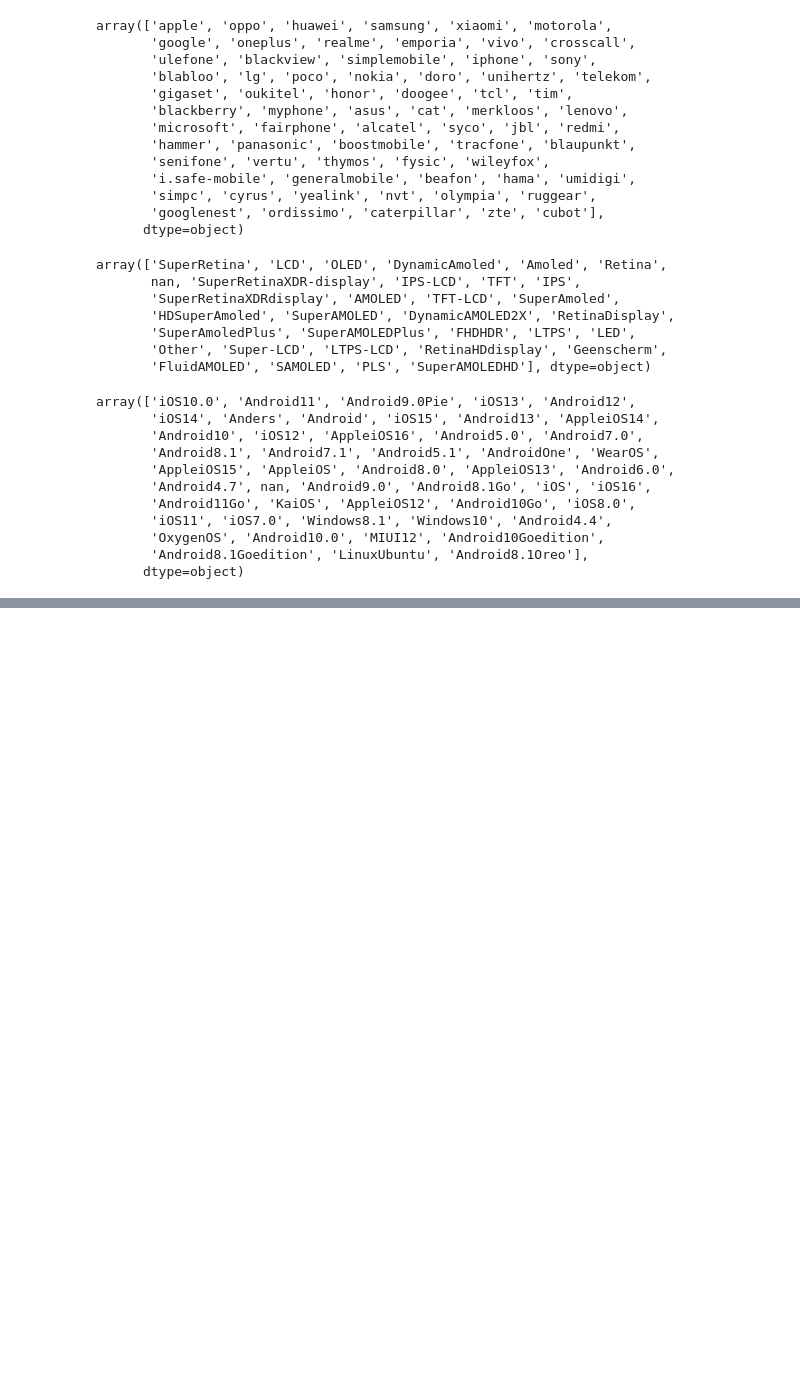
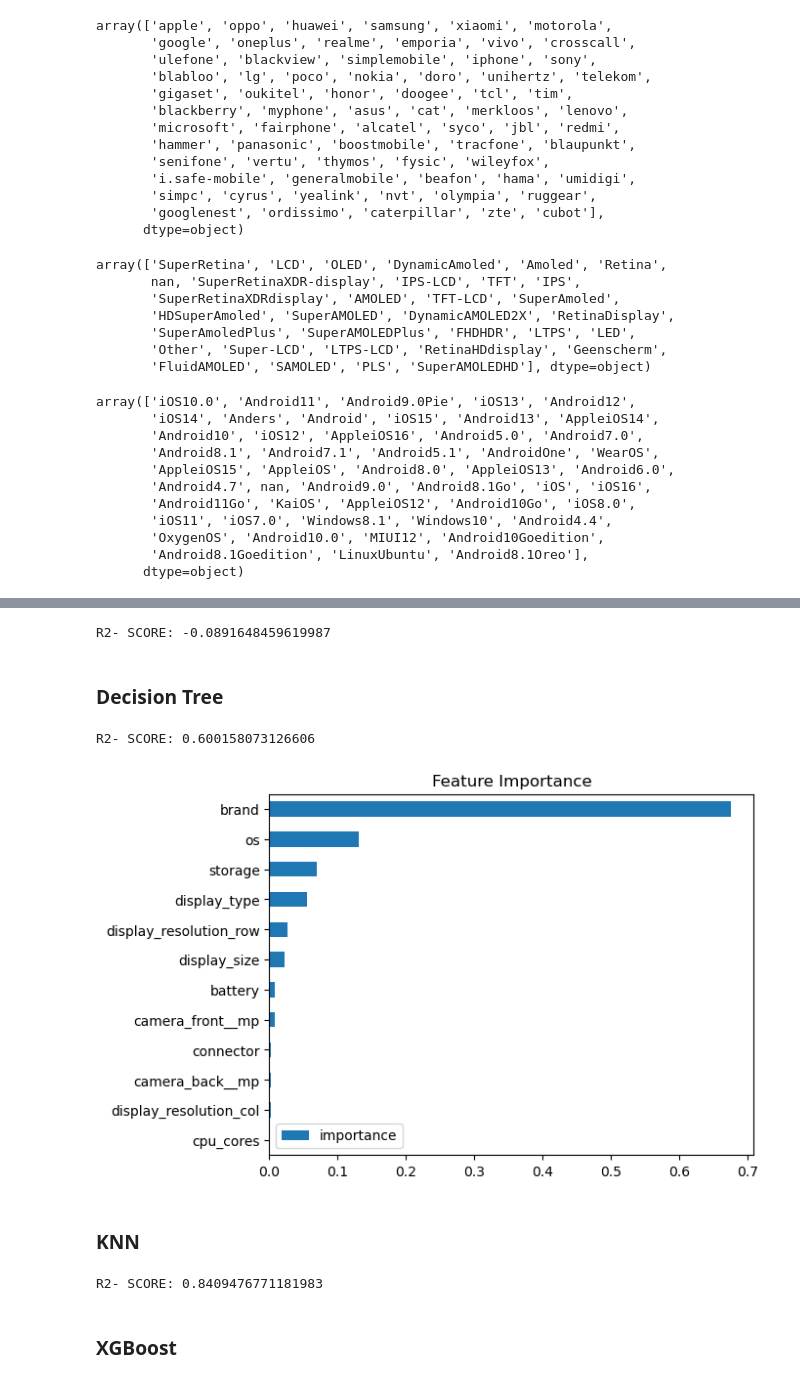
Before and after one commit to sachincmanjrekar/Mobile-Price-Prediction, a Jupyter notebook: Mobile Price Prediction.ipynb, the cells around one changed output, grey strips where cells are left out. Saved outputs shown, nothing was run; the diff lists cells and outputs as text; code cells hidden in the pictures; blank space fills up the shorter version.

```diff
--- a/Mobile Price Prediction.ipynb
+++ b/Mobile Price Prediction.ipynb
@@ -801,0 +981,2 @@ dtype: int64
+# %%
+phone['connector']=phone['connector'].astype(int)
@@ -801,0 +1000,2 @@ dtype: int64
+# %%
+phone['brand']=phone['brand'].astype(int)
@@ -801,0 +1024,33 @@ dtype: int64
+# %%
+from sklearn import metrics # metrics will contain all the evaluation metrics
+print('R2- SCORE:', metrics.r2_score(y_test,y_pred))
+# %% [output]
+R2- SCORE: -0.0891648459619987
+# %% [markdown]
+### Decision Tree
+# %%
+from sklearn.model_selection import train_test_split
+X=phone.drop(columns=['Price'])
+y=phone['Price']
+X_train, X_test, y_train, y_test = train_test_split(X, y, test_size=0.3)
+# %%
+from sklearn.tree import DecisionTreeRegressor
+
+dt = DecisionTreeRegressor()
+dt.fit(X_train, y_train)
+
+y_pred=dt.predict(X_test)
+from sklearn import metrics # metrics will contain all the evaluation metrics
+print('R2- SCORE:', metrics.r2_score(y_test,y_pred))
+# %% [output]
+R2- SCORE: 0.600158073126606
+# %%
+fi = pd.DataFrame(data=dt.feature_importances_,
+             index=dt.feature_names_in_,
+             columns=['importance'])
+fi.sort_values('importance').plot(kind='barh', title='Feature Importance')
+plt.show()
+# %% [output]
+[figure, added]
+# %% [markdown]
+### KNN
@@ -801,0 +1068,13 @@ dtype: int64
+# %%
+from sklearn.neighbors import KNeighborsRegressor
+
+knn = KNeighborsRegressor()
+knn.fit(X_train_scaled, y_train)
+
+y_pred=knn.predict(X_test_scaled)
+from sklearn import metrics # metrics will contain all the evaluation metrics
+print('R2- SCORE:', metrics.r2_score(y_test,y_pred))
+# %% [output]
+R2- SCORE: 0.8409476771181983
+# %% [markdown]
+### XGBoost
```
Also changed, not shown: parts of 62 cells of this notebook.
